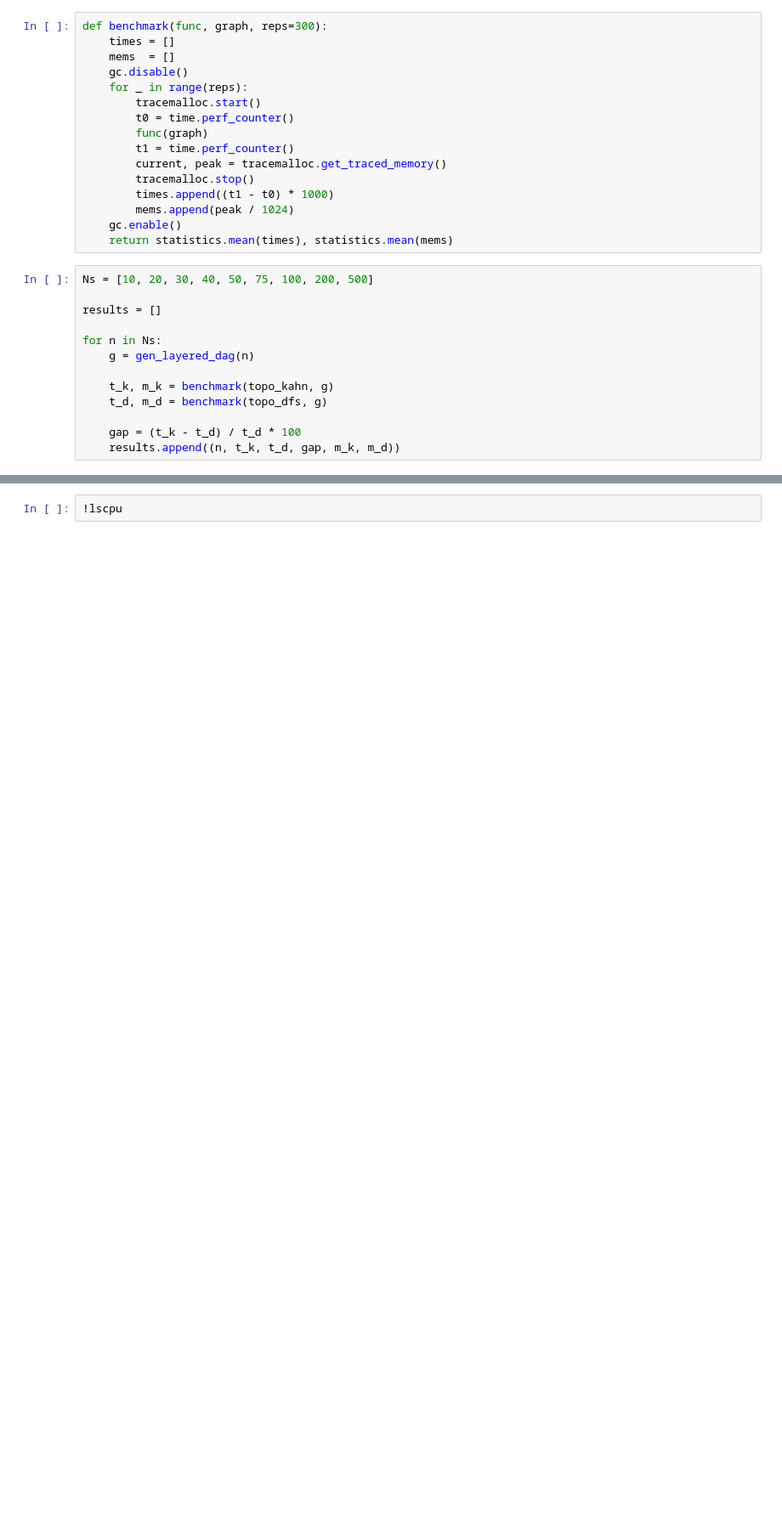
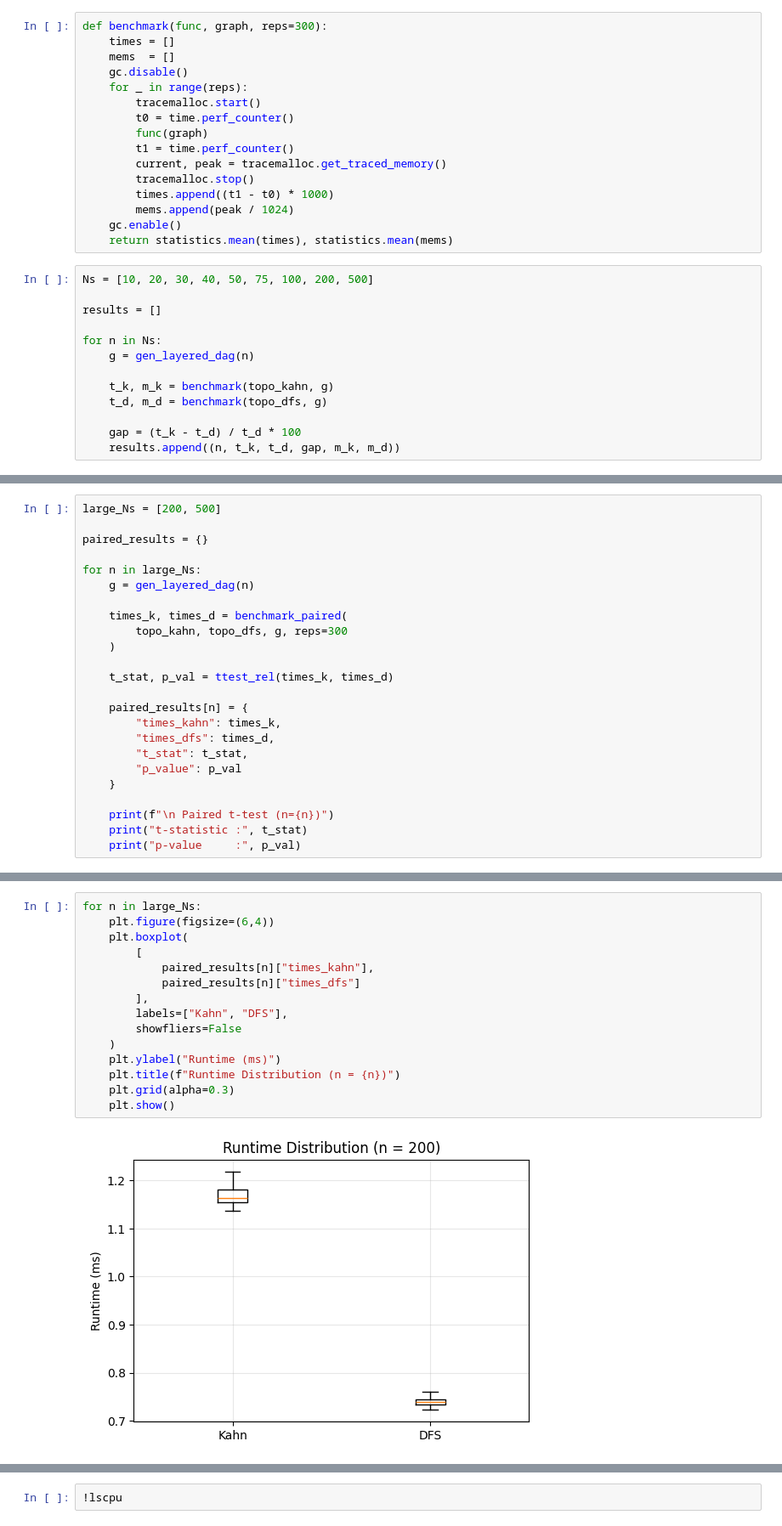
Before and after one commit to DienAkbar25/DesainAnalisisAlgoritma, a Jupyter notebook: run.ipynb, the cells around one changed output, grey strips where cells are left out. Shown at 85% size. Saved outputs shown, nothing was run; the diff lists cells and outputs as text; blank space fills up the shorter version.

```diff
--- a/run.ipynb
+++ b/run.ipynb
@@ -404,0 +374,24 @@ plt.show()
+# %%
+large_Ns = [200, 500]
+
+paired_results = {}
+
+for n in large_Ns:
+    g = gen_layered_dag(n)
+
+    times_k, times_d = benchmark_paired(
+        topo_kahn, topo_dfs, g, reps=300
+    )
+
+    t_stat, p_val = ttest_rel(times_k, times_d)
+
+    paired_results[n] = {
+        "times_kahn": times_k,
+        "times_dfs": times_d,
+        "t_stat": t_stat,
+        "p_value": p_val
+    }
+
+    print(f"\n Paired t-test (n={n})")
+    print("t-statistic :", t_stat)
+    print("p-value     :", p_val)
@@ -404,0 +406,17 @@ plt.show()
+# %%
+for n in large_Ns:
+    plt.figure(figsize=(6,4))
+    plt.boxplot(
+        [
+            paired_results[n]["times_kahn"],
+            paired_results[n]["times_dfs"]
+        ],
+        labels=["Kahn", "DFS"],
+        showfliers=False
+    )
+    plt.ylabel("Runtime (ms)")
+    plt.title(f"Runtime Distribution (n = {n})")
+    plt.grid(alpha=0.3)
+    plt.show()
+# %% [output]
+[figure, added]
```
Also changed, not shown: parts of 6 cells of this notebook.
